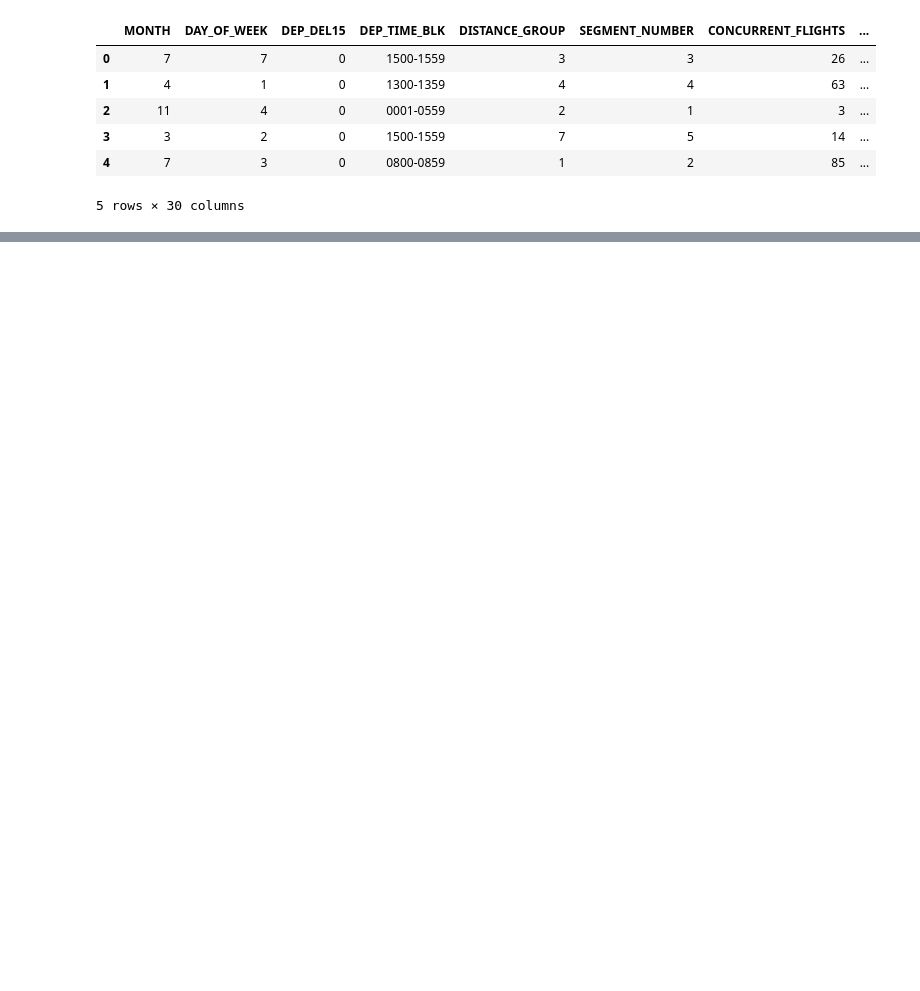
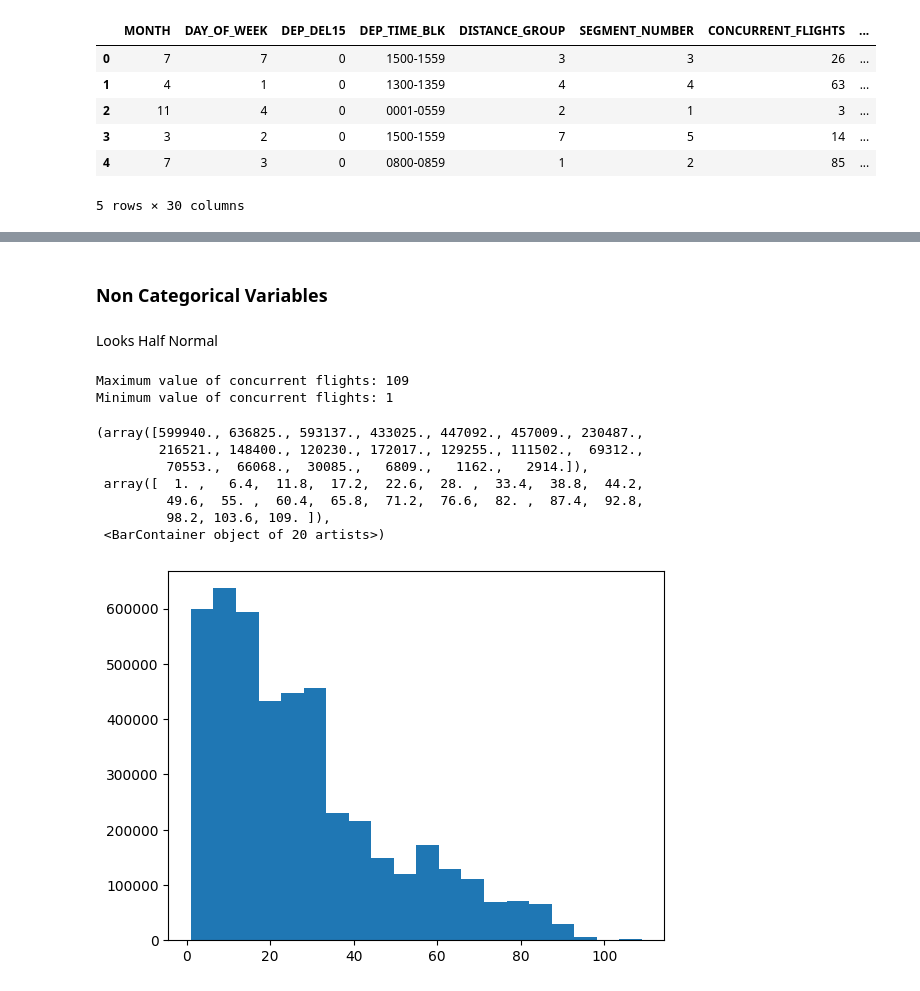
Before and after one commit to mariatmvendas/mbml_project, a Jupyter notebook: EDA.ipynb, the cells around one changed output, grey strips where cells are left out. Drawn from its saved outputs; the diff is of its cells as text; code cells hidden in the pictures; blank space fills up the shorter version.

```diff
--- a/EDA.ipynb
+++ b/EDA.ipynb
@@ -49,0 +103,21 @@ Name: count, dtype: int64
+# %% [markdown]
+### Non Categorical Variables
+# %% [markdown]
+Looks Half Normal
+# %%
+print(f"Maximum value of concurrent flights: {df_train["CONCURRENT_FLIGHTS"].max()}")
+print(f"Minimum value of concurrent flights: {df_train["CONCURRENT_FLIGHTS"].min()}")
+
+cflights=df_train["CONCURRENT_FLIGHTS"].values
+plt.hist(cflights, bins=20)
+# %% [output]
+Maximum value of concurrent flights: 109
+Minimum value of concurrent flights: 1
+(array([599940., 636825., 593137., 433025., 447092., 457009., 230487.,
+        216521., 148400., 120230., 172017., 129255., 111502.,  69312.,
+         70553.,  66068.,  30085.,   6809.,   1162.,   2914.]),
+ array([  1. ,   6.4,  11.8,  17.2,  22.6,  28. ,  33.4,  38.8,  44.2,
+         49.6,  55. ,  60.4,  65.8,  71.2,  76.6,  82. ,  87.4,  92.8,
+         98.2, 103.6, 109. ]),
+ <BarContainer object of 20 artists>)
+[figure, added]
```
Also changed, not shown: parts of 15 cells of this notebook.
